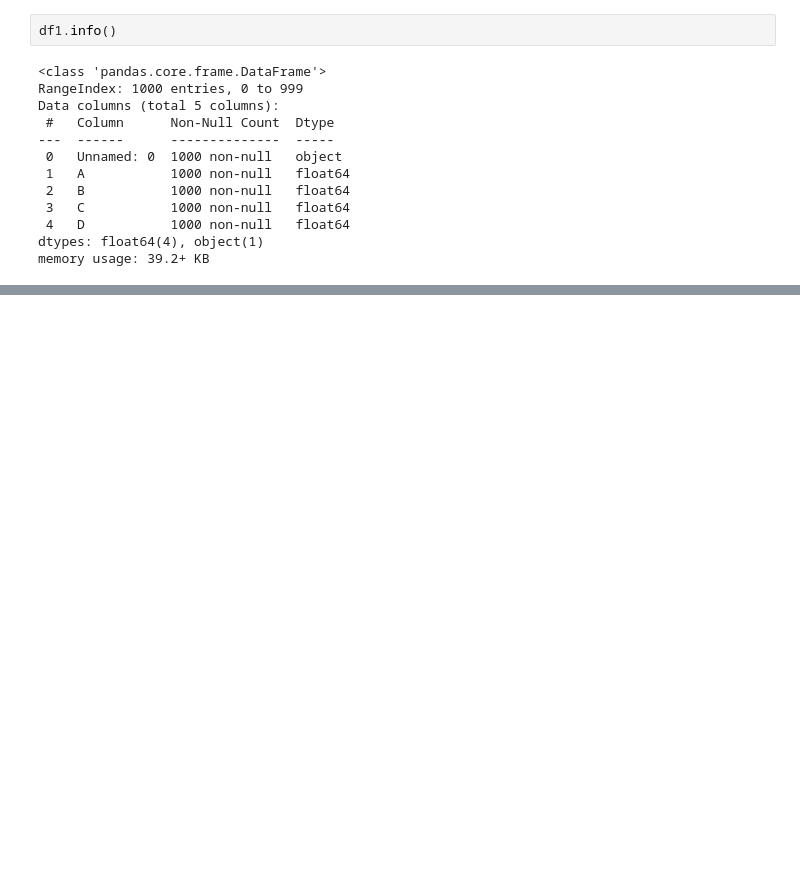
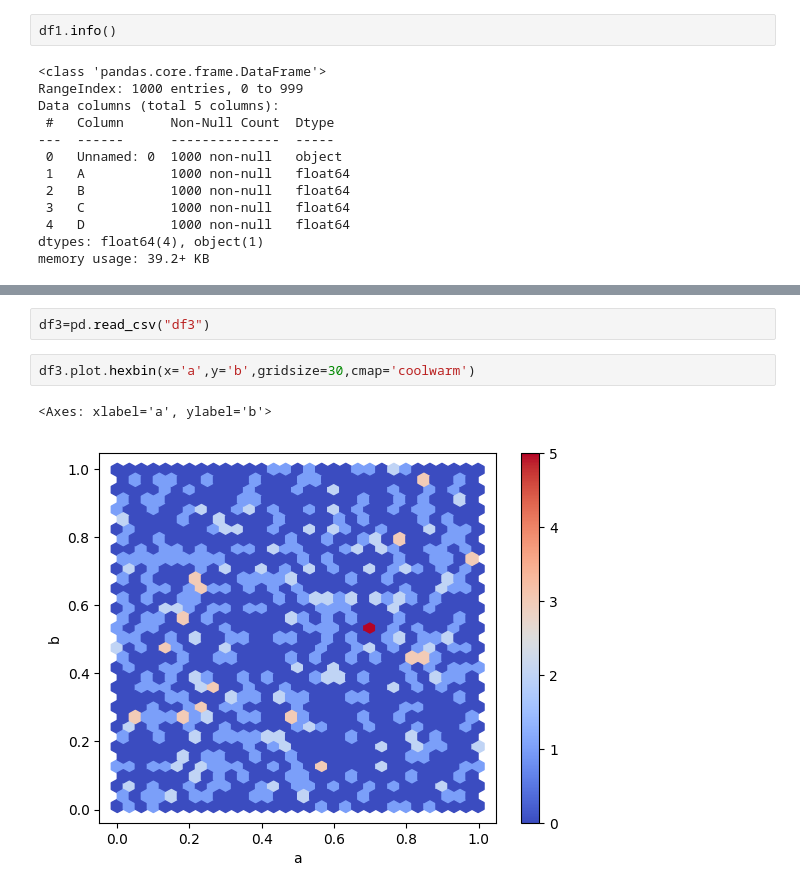
Before and after one commit to MUHAMMEDQULIYEV/Python_Learning, a Jupyter notebook: data_visualization/usingpandas/learn.ipynb, the cells around one changed output, grey strips where cells are left out. Saved outputs shown, nothing was run; the diff lists cells and outputs as text; blank space fills up the shorter version.

```diff
--- a/data_visualization/usingpandas/learn.ipynb
+++ b/data_visualization/usingpandas/learn.ipynb
@@ -116,0 +133,7 @@ memory usage: 39.2+ KB
+# %%
+df3=pd.read_csv("df3")
+# %%
+df3.plot.hexbin(x='a',y='b',gridsize=30,cmap='coolwarm')
+# %% [output]
+<Axes: xlabel='a', ylabel='b'>
+[figure, added]
```
Also changed, not shown: parts of 6 cells of this notebook, 5 other files.
